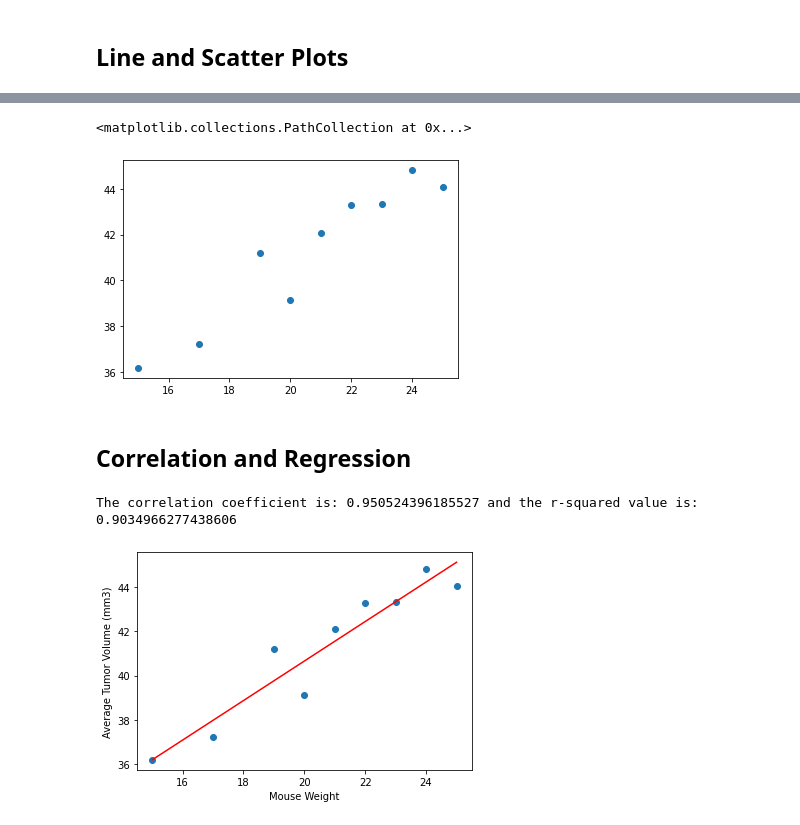
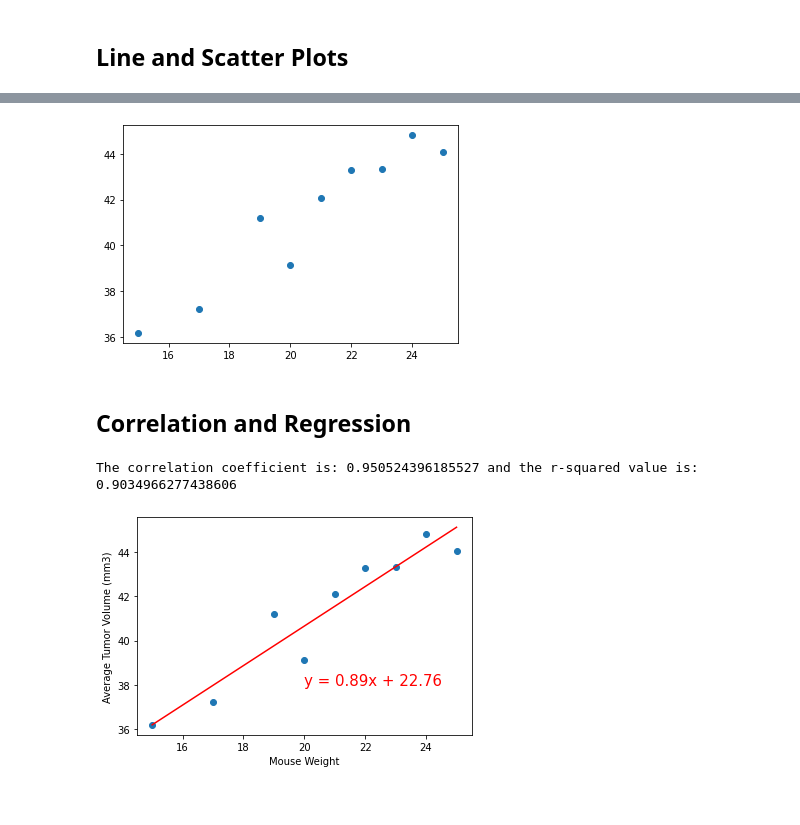
Before and after one commit to knorman123/matplotlib-challenge, a Jupyter notebook: Pymaceuticals/pymaceuticals_starter.ipynb, the cells around one changed output, grey strips where cells are left out. Saved outputs shown, nothing was run; the diff lists cells and outputs as text; code cells hidden in the pictures.

Commit message:
added line equation to regression plot

```diff
--- a/Pymaceuticals/pymaceuticals_starter.ipynb
+++ b/Pymaceuticals/pymaceuticals_starter.ipynb
@@ -180,32 +163,33 @@ plt.show()
 # Generate a scatter plot of average tumor volume vs. mouse weight for the Capomulin regimen
 capomulin = mouse_research_df.loc[mouse_research_df['Drug Regimen'] == 'Capomulin']
 capomulin_tumor_volume = capomulin.groupby('Weight (g)')
-capomulin_tumor_volume.mean()
+#capomulin_tumor_volume.mean()
 #print(capomulin)
 av_tumor_volume = pd.DataFrame(capomulin_tumor_volume.mean()['Tumor Volume (mm3)']).reset_index()
 #av_tumor_volume
 x_value_scatter = av_tumor_volume['Weight (g)']
 #print(x_axis_scatter)
 y_value_scatter = av_tumor_volume['Tumor Volume (mm3)']
-plt.scatter(x_value_scatter, y_value_scatter)#plt.show()
+plt.scatter(x_value_scatter, y_value_scatter)
+plt.show()
 # %% [output]
-<matplotlib.collections.PathCollection at 0x...>
 [figure]
 # %% [markdown]
 ## Correlation and Regression
 # %%
 # Calculate the correlation coefficient and linear regression model
 # for mouse weight and average tumor volume for the Capomulin regimen
 
 (slope, intercept, rvalue, pvalue, stderr) = linregress(x_value_scatter, y_value_scatter)
 regress_values = x_value_scatter * slope + intercept
 line_eq = "y = " + str(round(slope,2)) + "x + " + str(round(intercept,2))
 plt.scatter(x_value_scatter,y_value_scatter)
 plt.plot(x_value_scatter,regress_values,"r-")
+plt.annotate(line_eq, (20,38),fontsize=15,color="red")
 plt.xlabel('Mouse Weight')
 plt.ylabel('Average Tumor Volume (mm3)')
 print(f"The correlation coefficient is: {rvalue} and the r-squared value is: {rvalue**2}")
 plt.show()
 # %% [output]
 The correlation coefficient is: 0.950524396185527 and the r-squared value is: 0.9034966277438606
-[figure, old version]
+[figure, new version]
```
Also changed, not shown: parts of 1 cell of this notebook.
